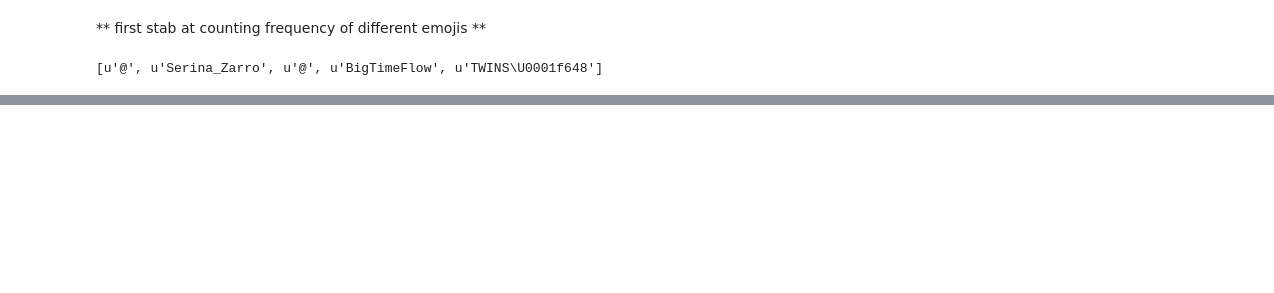
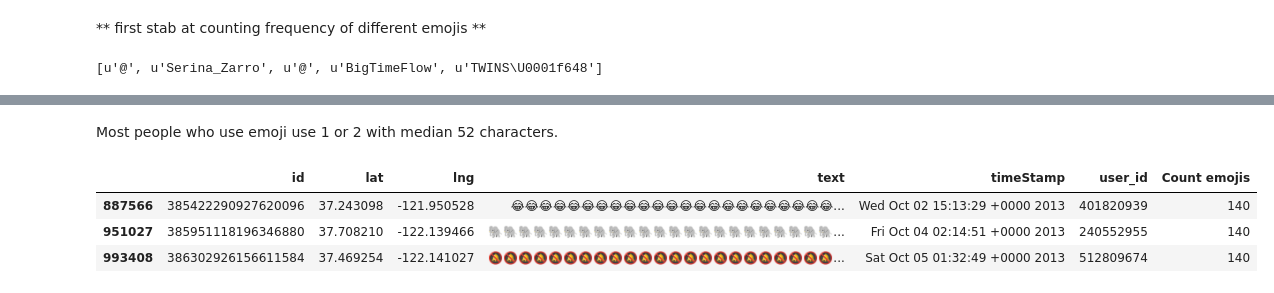
Before and after one commit to dandanbang/Emojineering, a Jupyter notebook: tweets_playaround_nlpfinal.ipynb, the cells around one changed output, grey strips where cells are left out. Drawn from its saved outputs; the diff is of its cells as text; code cells hidden in the pictures; blank space fills up the shorter version.

```diff
--- a/tweets_playaround_nlpfinal.ipynb
+++ b/tweets_playaround_nlpfinal.ipynb
@@ -138,0 +150,9 @@ word_tokenize(s0)
+# %% [markdown]
+Most people who use emoji use 1 or 2 with median 52 characters.
+# %%
+emoji_df[emoji_df["Count emojis"] == 140]
+# %% [output]
+|  | id | lat | lng | text | timeStamp | user_id | Count emojis |
+| 887566 | 385422290927620096 | 37.243098 | -121.950528 | 😂😂😂😂😂😂😂😂😂😂😂😂😂😂😂😂😂😂😂😂😂😂😂... | Wed Oct 02 15:13:29 +0000 2013 | 401820939 | 140 |
+| 951027 | 385951118196346880 | 37.708210 | -122.139466 | 🐘🐘🐘🐘🐘🐘🐘🐘🐘🐘🐘🐘🐘🐘🐘🐘🐘🐘🐘🐘🐘🐘🐘... | Fri Oct 04 02:14:51 +0000 2013 | 240552955 | 140 |
+| 993408 | 386302926156611584 | 37.469254 | -122.141027 | 🔕🔕🔕🔕🔕🔕🔕🔕🔕🔕🔕🔕🔕🔕🔕🔕🔕🔕🔕🔕🔕🔕🔕... | Sat Oct 05 01:32:49 +0000 2013 | 512809674 | 140 |
```
Also changed, not shown: parts of 9 cells of this notebook.
